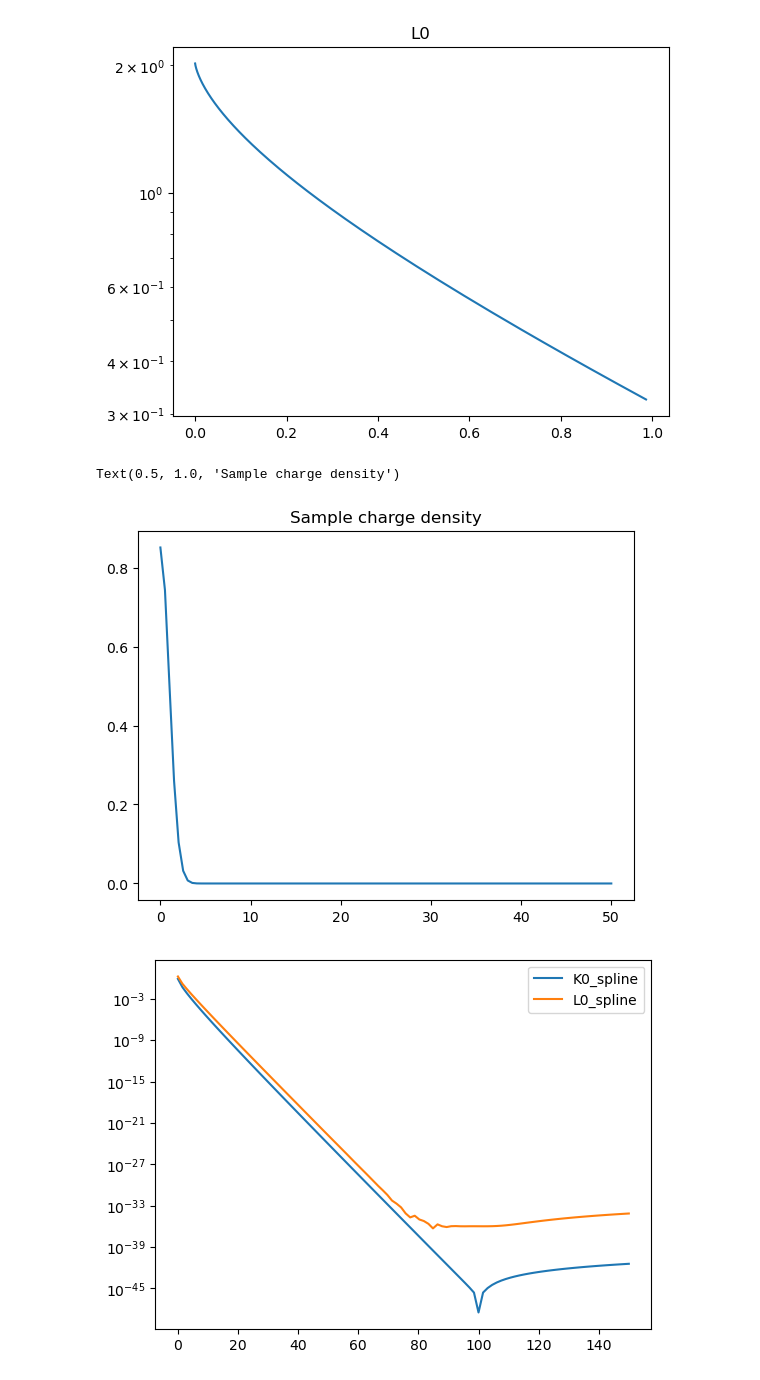
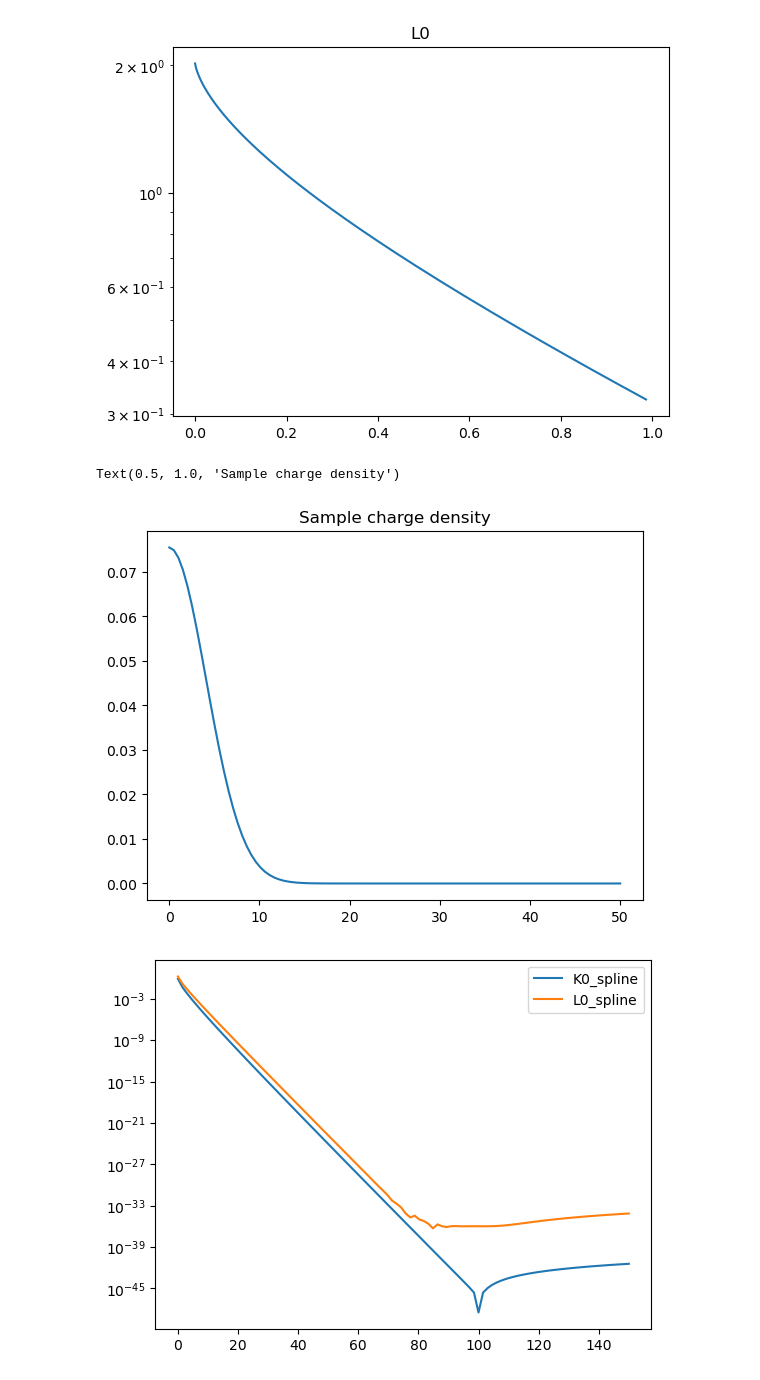
Before and after one commit to akotarel/phasr, a Jupyter notebook: docs/examples/QED_corrections.ipynb, the cells around one changed output. Cells and saved outputs as stored; diff of their text form; code cells hidden in the pictures.

```diff
--- a/docs/examples/QED_corrections.ipynb
+++ b/docs/examples/QED_corrections.ipynb
@@ -142,12 +142,12 @@ np.savetxt('./tmp/function_splines/L0_func.txt', data, fmt='%.18e', delimiter='
 # %%
 # Example charge distribution
 import phasr as phr
-nucleus = phr.nucleus('gauss',Z=13,A=27,b=1.4)
+nucleus = phr.nucleus('gauss',Z=82,A=208,b=5.8)
 r=np.linspace(0.01,50,100)
 plt.plot(r, nucleus.charge_density(r))
 plt.title('Sample charge density')
 # %% [output]
 Text(0.5, 1.0, 'Sample charge density')
-[figure, old version]
+[figure, new version]
 # %%
 # Load data from file
```
Also changed, not shown: parts of 5 cells of this notebook, 9 other files.
